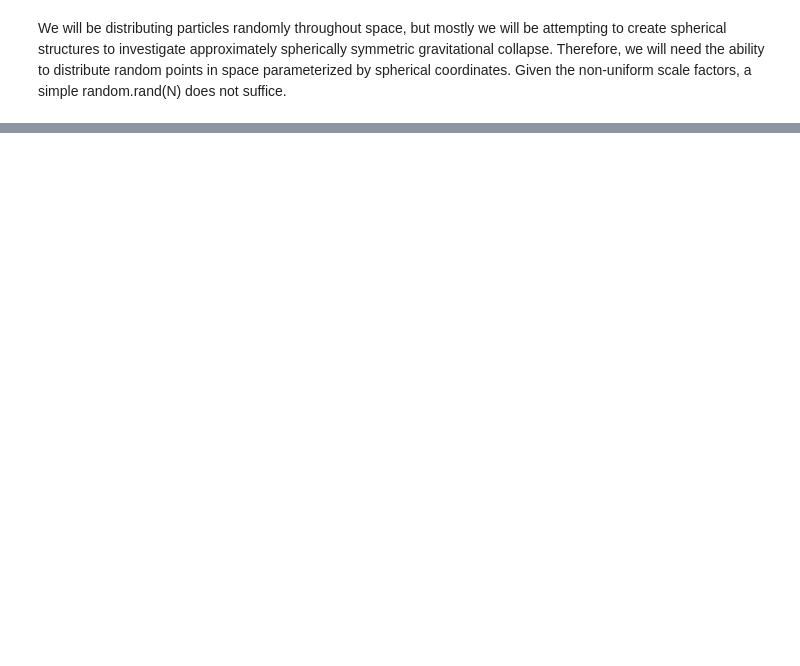
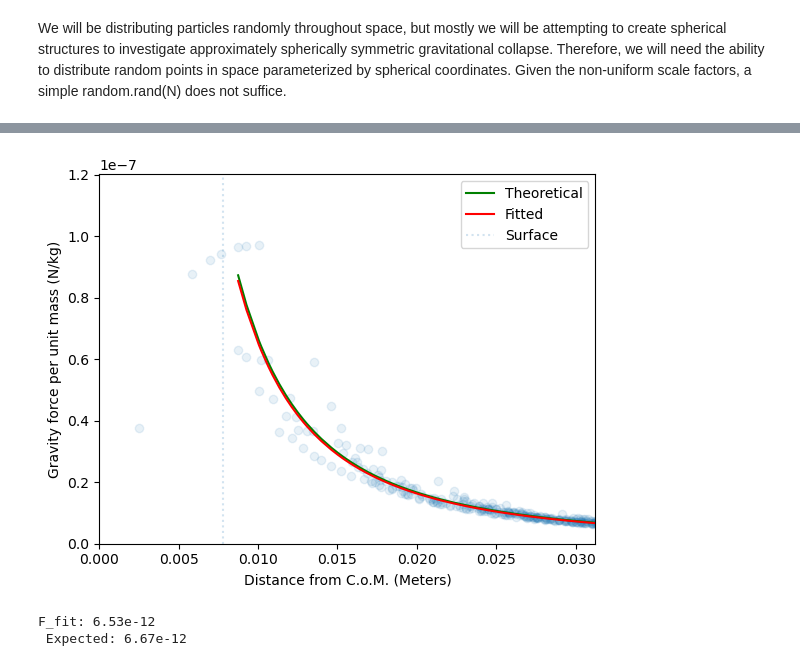
Before and after one commit to sam-vasquez/PM-Stellar-Collapse, a Jupyter notebook: Final Project Redone.ipynb, the cells around one changed output, grey strips where cells are left out. Saved outputs shown, nothing was run; the diff lists cells and outputs as text; code cells hidden in the pictures; blank space fills up the shorter version.

```diff
--- a/Final Project Redone.ipynb
+++ b/Final Project Redone.ipynb
@@ -45,9 +64 @@ def rand_phi(N,phi_min=0,phi_max=2*pi):
     return phi
-# %%
-rs = rand_r(Np)
-thetas = rand_theta(Np)
-phis = rand_phi(Np)
-
-xs = rs*cos(phis)*sin(thetas)
-ys = rs*sin(phis)*sin(thetas)
-zs = rs*cos(thetas)
@@ -69,0 +669,26 @@ plt.show()
+# %%
+# Force Test
+# This test displays the magnitude of the force field
+# as a function of radial distance from the center of mass.
+
+# Np: Total number of particles in the simulation.
+# Nc: Number of cells on each dimension of the simulation space lattice. (m)
+# s: RNG seed.
+
+Mp = 0.1
+Nc = 128            # Number of cells in the simulation space lattice
+s = 1000
+
+Np = 1
+sp_test = GravitySimulation(Mp, RS, xc, Np, L, Nc, s)
+
+Np = 32**3
+sim = GravitySimulation(Mp, RS, xc, Np, L, Nc, s)
+# %%
+fit_forces = True  # Flag to show the theoretical expected force curve
+
+sp_test.display_forces(fit_forces)
+# %% [output]
+[figure, added]
+F_fit: 6.53e-12
+ Expected: 6.67e-12
```
Also changed, not shown: parts of 31 cells of this notebook.
